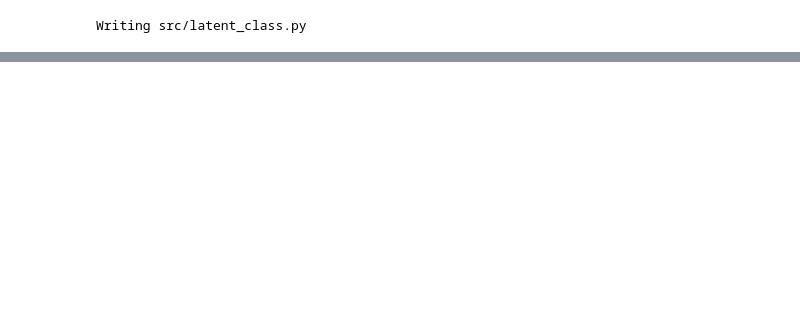
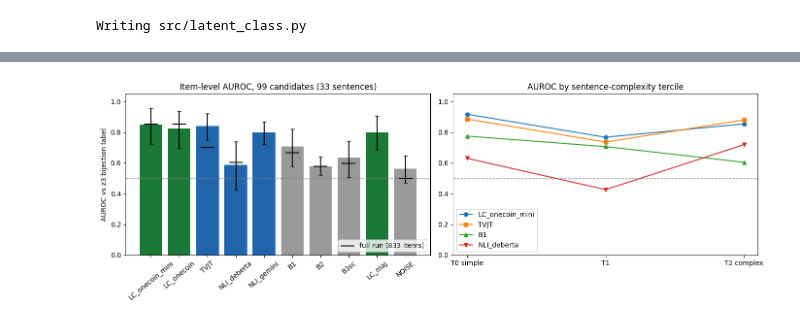
Before and after one commit to ai-inventor-papers/ai-invention-abf543-do-sentence-and-formula-generalize-the, a Jupyter notebook: round-1/experiment-2/demo/method_code_demo.ipynb, the cells around one changed output, grey strips where cells are left out. Saved outputs shown, nothing was run; the diff lists cells and outputs as text; code cells hidden in the pictures; blank space fills up the shorter version.

Commit message:
round-1/experiment-2 — demo for Testing solver worlds and agreement as FOL checks

```diff
--- a/round-1/experiment-2/demo/method_code_demo.ipynb
+++ b/round-1/experiment-2/demo/method_code_demo.ipynb
@@ -2579,0 +2110,7 @@ plt.tight_layout(); plt.show()
+# %%
+sid0 = order[0]
+for e in [x for x in EX if x["sid"] == sid0]:
+    lb = labels[e["item_id"]]
+    print(f"[{e['system']:>16}] {e['fol']}\n{'':>19}-> L_bij={lb['L_bij']} ({lb['label_reason']}), map={lb.get('bij_map')}")
+print("NL:  ", EX[[x['sid'] for x in EX].index(sid0)]["nl"])
+print("gold:", EX[[x['sid'] for x in EX].index(sid0)]["gold_fol"])
@@ -2579,0 +2372,17 @@ plt.tight_layout(); plt.show()
+# %%
+FULL = {"LC_onecoin": 0.853, "TVJT": 0.701, "NLI_deberta": 0.603, "NLI_gemini": None, "B1": 0.665, "B2": 0.578,
+        "B3sc": 0.597, "LC_maj": None, "LC_onecoin_mini": 0.853, "NOISE": 0.5}
+tab = pd.DataFrame([{
+    "metric": m, "AUROC": res[m]["auroc_real"]["auroc"],
+    "95% CI": res[m]["auroc_real"]["ci"],
+    "T0 (simple)": res[m]["by_tercile"][0], "T1": res[m]["by_tercile"][1], "T2 (complex)": res[m]["by_tercile"][2],
+    "G3 dAUROC vs [B1,parse]": res[m].get("G3", {}).get("delta"), "spearman": res[m]["spearman"],
+    "full-run AUROC": FULL.get(m)} for m in METRICS + ["NOISE"]])
+print(tab.to_string(index=False))
+
+# per-system: L_bij accuracy vs metric means (system-level agreement)
+print("\nPer system:")
+print(R.groupby("system")[["y", "LC_onecoin_mini", "TVJT", "B1", "B2"]].mean().round(3).rename(columns={"y": "L_bij_acc"}).to_string())
+if len(TV):
+    print(f"\nTVJT replay == stored score on {int((abs(TV.TVJT_replay - TV.TVJT_stored) < 1e-9).sum())}/{len(TV)} items; "
+          f"live worlds == cached worlds on {int(TV.worlds_match_cache.sum())}/{len(TV)}")
@@ -2579,0 +2410,23 @@ plt.tight_layout(); plt.show()
+# %%
+fig, ax = plt.subplots(1, 2, figsize=(14, 4.8))
+ms = [m for m in METRICS + ["NOISE"] if res[m]["auroc_real"]["auroc"] is not None]
+a = [res[m]["auroc_real"]["auroc"] for m in ms]
+lo = [a_ - res[m]["auroc_real"]["ci"][0] for a_, m in zip(a, ms)]
+hi = [res[m]["auroc_real"]["ci"][1] - a_ for a_, m in zip(a, ms)]
+col = ["#1b7837" if m.startswith("LC") else "#2166ac" if m.startswith(("TVJT", "NLI")) else "#999999" for m in ms]
+ax[0].bar(ms, a, yerr=[lo, hi], color=col, capsize=3)
+ax[0].scatter([m for m in ms if FULL.get(m)], [FULL[m] for m in ms if FULL.get(m)], marker="_", s=400, c="k",
+              zorder=3, label="full run (833 items)")
+ax[0].axhline(0.5, ls="--", c="grey", lw=1)
+ax[0].set_ylim(0, 1.05); ax[0].set_ylabel("AUROC vs z3 bijection label")
+ax[0].set_title(f"Item-level AUROC, {len(R)} candidates ({R['sid'].nunique()} sentences)")
+ax[0].tick_params(axis="x", rotation=40); ax[0].legend(loc="lower right")
+for m, mk in (("LC_onecoin_mini", "o"), ("TVJT", "s"), ("B1", "^"), ("NLI_deberta", "v")):
+    ys = [res[m]["by_tercile"][t] for t in (0, 1, 2)]
+    ax[1].plot([0, 1, 2], [np.nan if v is None else v for v in ys], marker=mk, label=m)
+ax[1].axhline(0.5, ls="--", c="grey", lw=1)
+ax[1].set_xticks([0, 1, 2], ["T0 simple", "T1", "T2 complex"]); ax[1].set_ylim(0, 1.05)
+ax[1].set_title("AUROC by sentence-complexity tercile"); ax[1].legend()
+plt.tight_layout(); plt.show()
+# %% [output]
+[figure, added]
```
Also changed, not shown: parts of 63 cells of this notebook, 1 other file.
